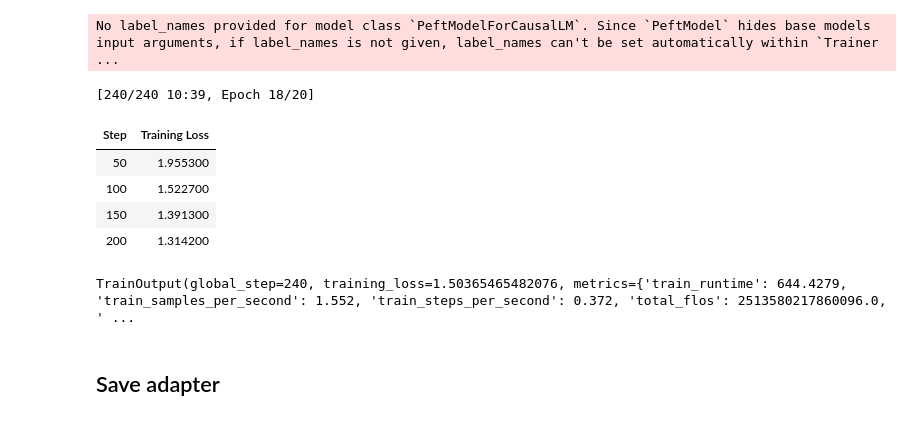
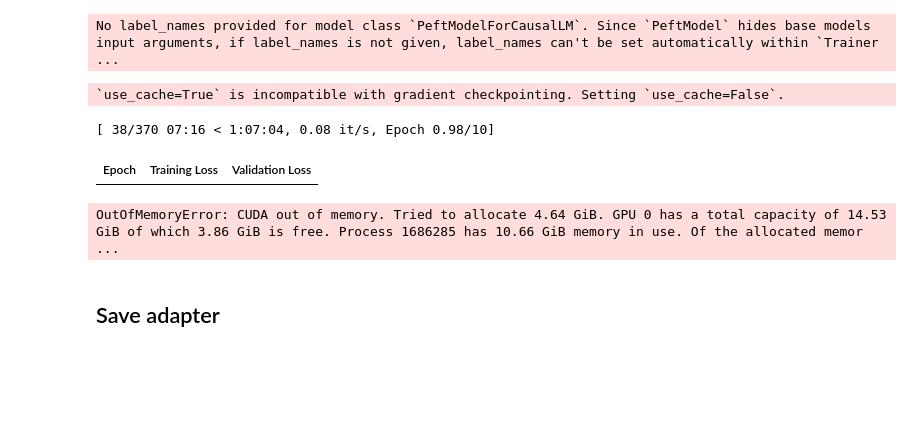
Before and after one commit to gegedenice/miscellaneous-files, a Jupyter notebook: Qwen3_Lora_reasoning_Unimarc.ipynb, the cells around one changed output. Cells and saved outputs as stored; diff of their text form; code cells hidden in the pictures; blank space fills up the shorter version.

```diff
--- a/Qwen3_Lora_reasoning_Unimarc.ipynb
+++ b/Qwen3_Lora_reasoning_Unimarc.ipynb
@@ -411,20 +412,3 @@ tokenizer.eos_token
 '<|im_end|>'
 # %% [markdown]
 ## Prepare data
-# %%
-system_message = """
-You are an expert bibliographic cataloguer specialized in Unimarc/XML.
-Given bibliographic metadata, your task is to generate detailed reasoning about how these metadata should be mapped to Unimarc fields.
-Strictly follow the Unimarc standards."""
-
-def create_conversation(row):
-  return {
-    "messages": [
-      {"role": "system", "content": system_message + " /think"},
-      {"role": "user", "content": f"# Bibliographical metadata:\n{row['metadata']}"},
-      {"role": "assistant", "content": "thinking content: <think> " + row["reasoning"] + "</think>\ncontent: <record><controlfield tag='001'>...</controlfield>...</record>"} # to avoid infinite generation
-    ]
-  }
-
-dataset = dataset.map(create_conversation, remove_columns=dataset.features, batched=False)
-dataset
@@ -442,7 +421,7 @@ def create_conversation(row):
     "messages": [
       {"role": "system", "content": system_message + " /think"},
       {"role": "user", "content": f"# Bibliographical metadata:\n{row['metadata']}\n\n# Unimarc/XML record:\n{row['unimarc_record']}"},
-      {"role": "assistant", "content": "thinking content: <think> " + row["reasoning"] + "</think>\ncontent: <record><controlfield tag='001'>...</controlfield>...[UNIMARC/XML GOES HERE]...</record>"} # to avoid infinite generation
+      {"role": "assistant", "content": "thinking content: <think> " + row["reasoning"] + "</think>\ncontent: : <record><controlfield tag='001'>...</controlfield>...[UNIMARC/XML GOES HERE]...</record>"} # to avoid infinite generation
     ]
   }
 
@@ -464,0 +435,17 @@ dataset[0]
+# %%
+# Distillation
+system_message = """
+You are an expert bibliographic cataloguer specialized in Unimarc/XML.
+Given bibliographic metadata, your task is to generate the corresponding Unimarc/XML bibliographic record."""
+
+def create_conversation(row):
+  return {
+    "messages": [
+      {"role": "system", "content": system_message + " /think"},
+      {"role": "user", "content": f"# Bibliographical metadata:\n{row['metadata']}"},
+      {"role": "assistant", "content": f"<think>{row['reasoning']}</think>\n{row['unimarc_record']}"}
+    ]
+  }
+
+dataset = dataset.map(create_conversation, remove_columns=dataset.features)
+dataset
@@ -477,7 +469,7 @@ peft_config = LoraConfig(
 
 # ---- 4. Training args ----
 training_args = TrainingArguments(
-    output_dir="./sft_lora_one_step",
+    output_dir="./sft_distill",
     per_device_train_batch_size=1,
     gradient_accumulation_steps=4,
     logging_steps=50,
@@ -495,15 +487,7 @@ trainer = SFTTrainer(
     peft_config=peft_config,
     args=training_args
 )
+
+trainer.train()
 # %% [output]
 No label_names provided for model class `PeftModelForCausalLM`. Since `PeftModel` hides base models input arguments, if label_names is not given, label_names can't be set automatically within `Trainer ...
-# %%
-trainer.train()
-# %% [output]
-[240/240 10:39, Epoch 18/20]
-| Step | Training Loss |
-| 50 | 1.955300 |
-| 100 | 1.522700 |
-| 150 | 1.391300 |
-| 200 | 1.314200 |
-TrainOutput(global_step=240, training_loss=1.50365465482076, metrics={'train_runtime': 644.4279, 'train_samples_per_second': 1.552, 'train_steps_per_second': 0.372, 'total_flos': 2513580217860096.0, ' ...
@@ -510,3 +574,10 @@ TrainOutput(global_step=240, training_loss=1.50365465482076, metrics={'train_run
+# %%
+new_model, tokenizer = train_with_distillation("./sft_distill", lora=False)
+# %% [output]
+`use_cache=True` is incompatible with gradient checkpointing. Setting `use_cache=False`.
+[ 38/370 07:16 < 1:07:04, 0.08 it/s, Epoch 0.98/10]
+| Epoch | Training Loss | Validation Loss |
+OutOfMemoryError: CUDA out of memory. Tried to allocate 4.64 GiB. GPU 0 has a total capacity of 14.53 GiB of which 3.86 GiB is free. Process 1686285 has 10.66 GiB memory in use. Of the allocated memor ...
 # %% [markdown]
 ## Save adapter
 # %%
```
Also changed, not shown: parts of 45 cells of this notebook.
